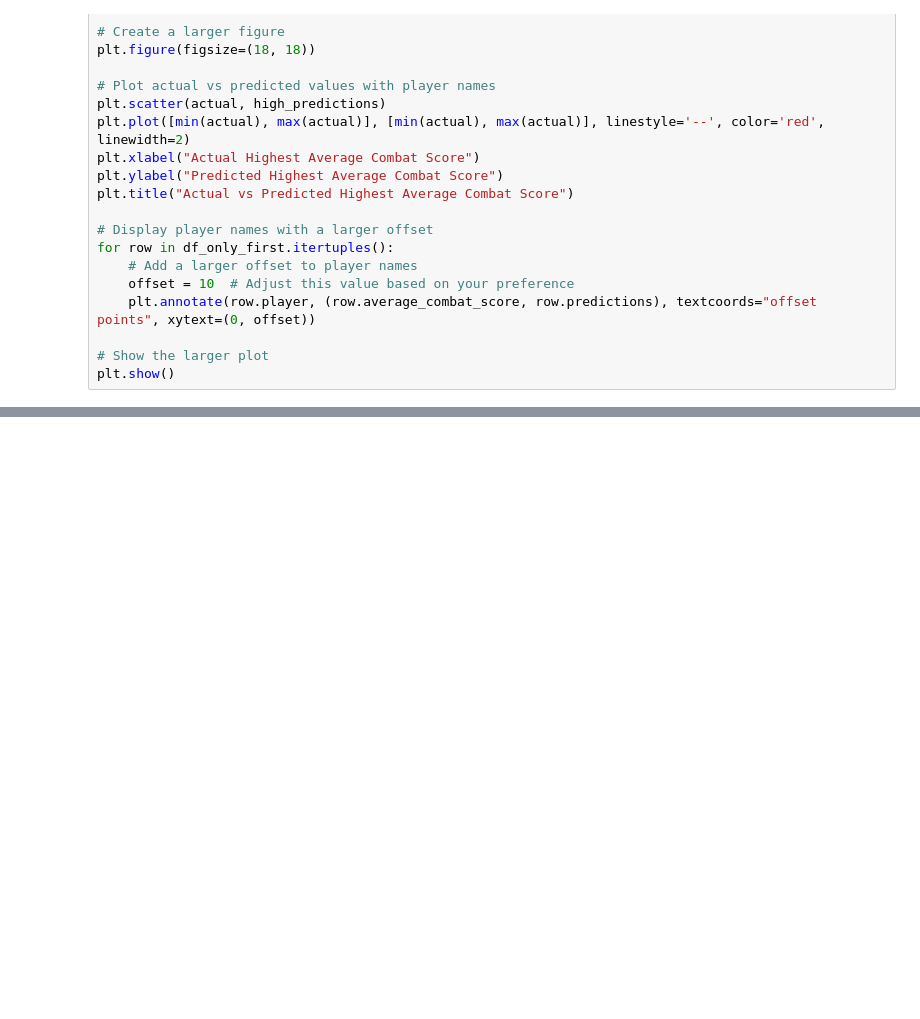
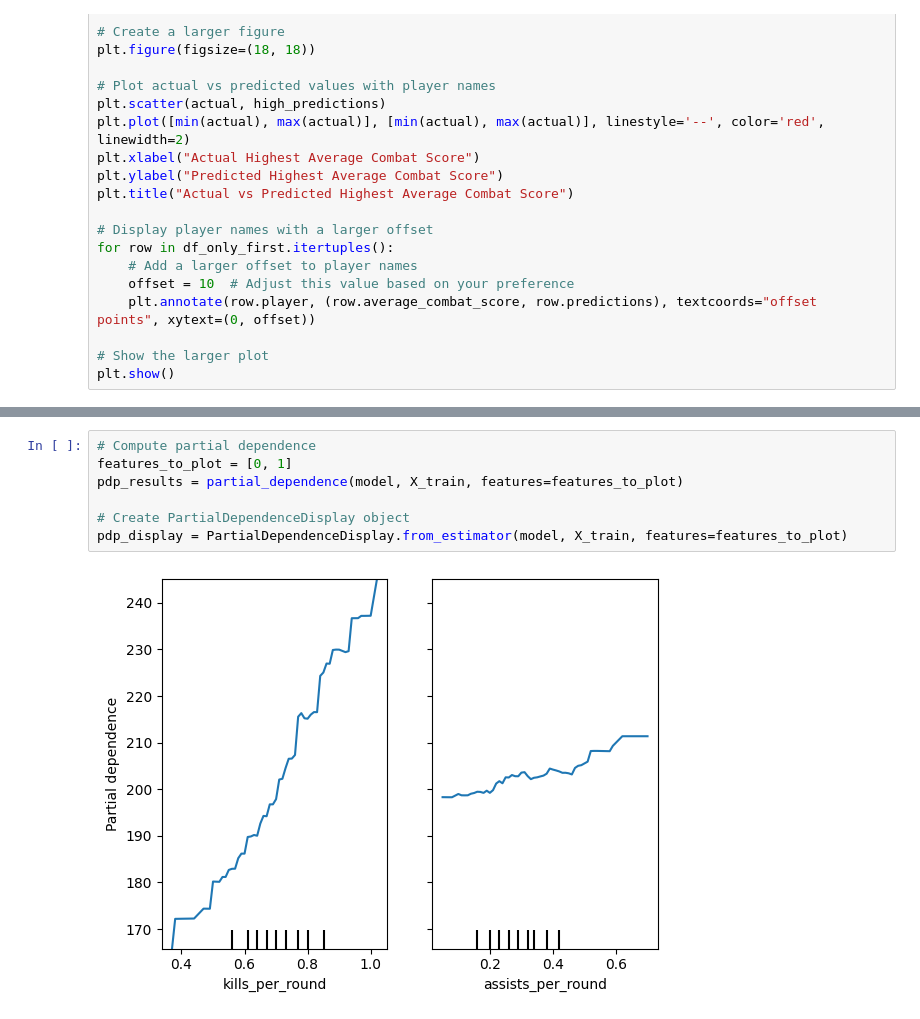
Before and after one commit to agbandong/valorant-boosted-tree, a Jupyter notebook: ACS_Model.ipynb, the cells around one changed output, grey strips where cells are left out. Drawn from its saved outputs; the diff is of its cells as text; blank space fills up the shorter version.

```diff
--- a/ACS_Model.ipynb
+++ b/ACS_Model.ipynb
@@ -288,0 +413,9 @@ plt.show()
+# %%
+# Compute partial dependence
+features_to_plot = [0, 1]
+pdp_results = partial_dependence(model, X_train, features=features_to_plot)
+
+# Create PartialDependenceDisplay object
+pdp_display = PartialDependenceDisplay.from_estimator(model, X_train, features=features_to_plot)
+# %% [output]
+[figure, added]
```
Also changed, not shown: parts of 42 cells of this notebook, 6 other files.
